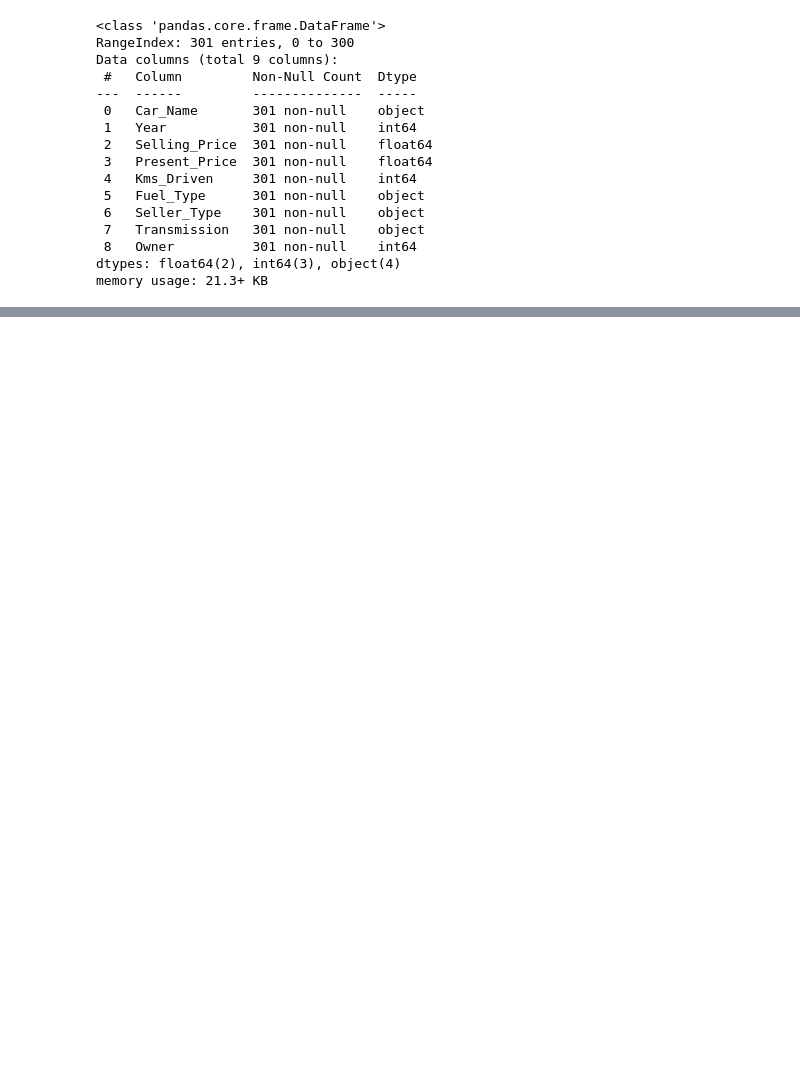
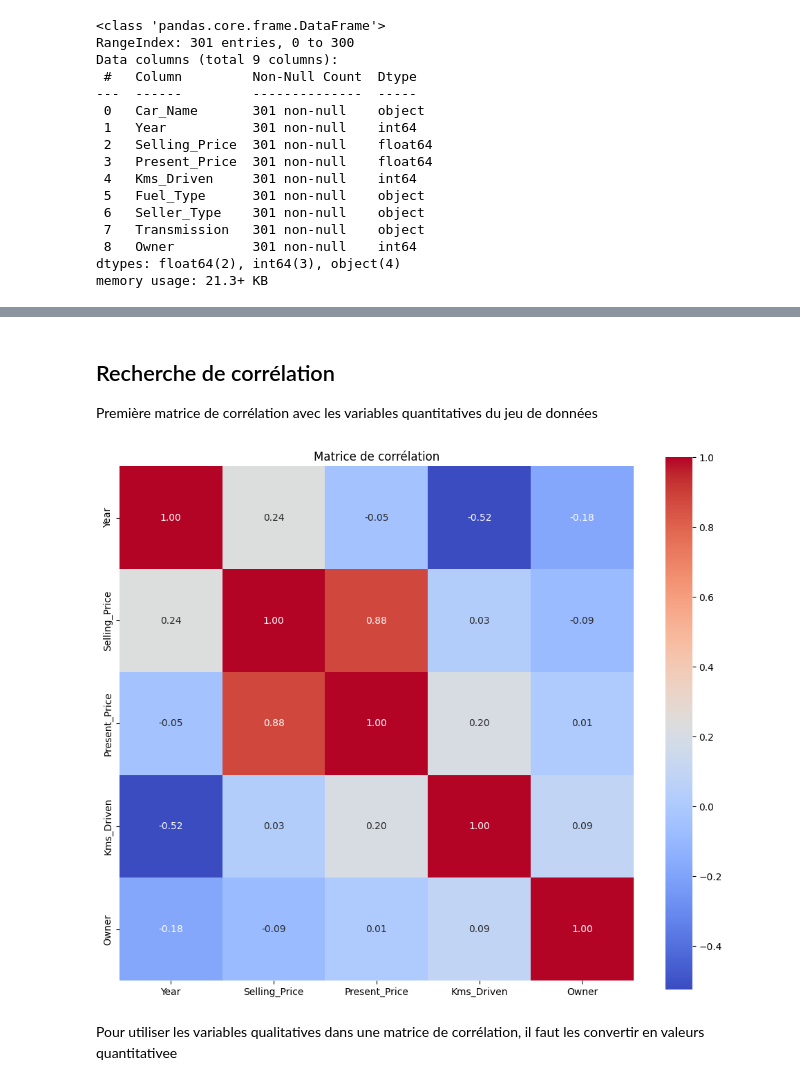
Before and after one commit to bruno-coulet/new-car, a Jupyter notebook: new-car.ipynb, the cells around one changed output, grey strips where cells are left out. Cells and saved outputs as stored; diff of their text form; code cells hidden in the pictures; blank space fills up the shorter version.

```diff
--- a/new-car.ipynb
+++ b/new-car.ipynb
@@ -74,0 +113,21 @@ for ax, col, titre in zip(axes.flatten(), colonnes, titres):
+# %% [markdown]
+## Recherche de corrélation
+
+Première matrice de corrélation avec les variables quantitatives du jeu de données
+# %%
+columns_to_keep = ['Year', 'Selling_Price', 'Present_Price','Kms_Driven', 'Owner'
+    ]
+
+# Filtrer le DataFrame pour ne garder que les colonnes spécifiées
+df_filtered = df[columns_to_keep]
+
+correlation_matrix = df_filtered.corr()
+
+plt.figure(figsize=(12, 10))
+sns.heatmap(correlation_matrix, cmap='coolwarm', annot=True, square=True, fmt=".2f")
+plt.title("Matrice de corrélation")
+plt.show()
+# %% [output]
+[figure, added]
+# %% [markdown]
+Pour utiliser les variables qualitatives dans une matrice de corrélation, il faut les convertir en valeurs quantitativee
```
Also changed, not shown: parts of 9 cells of this notebook, 1 other file.
